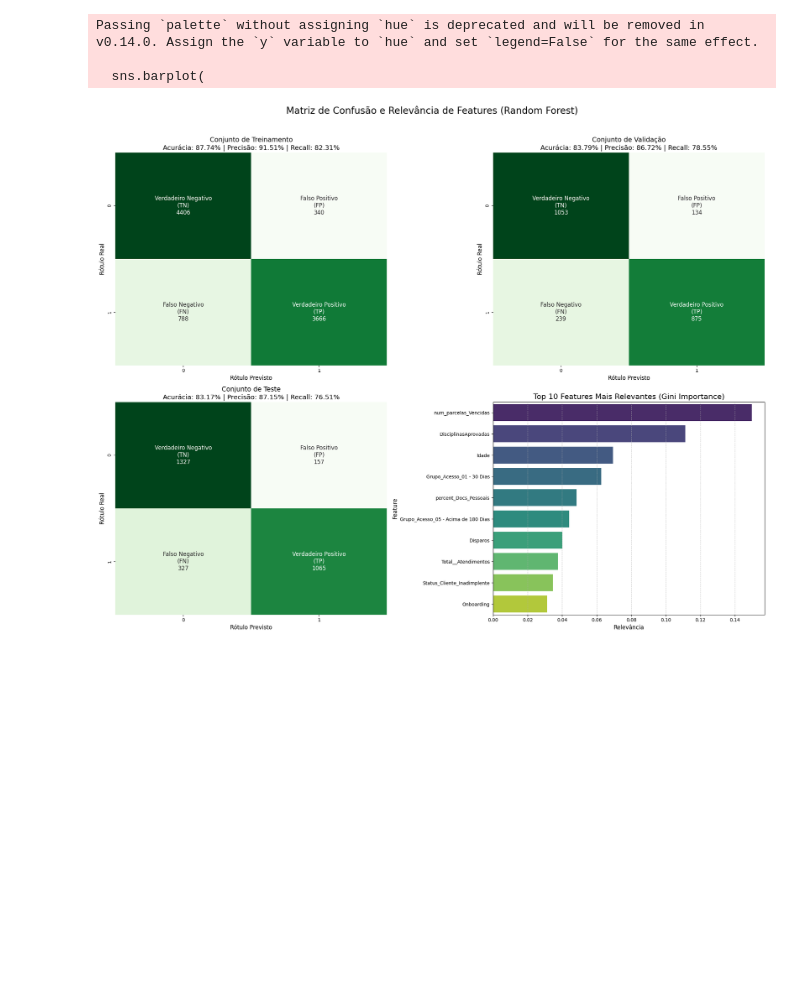
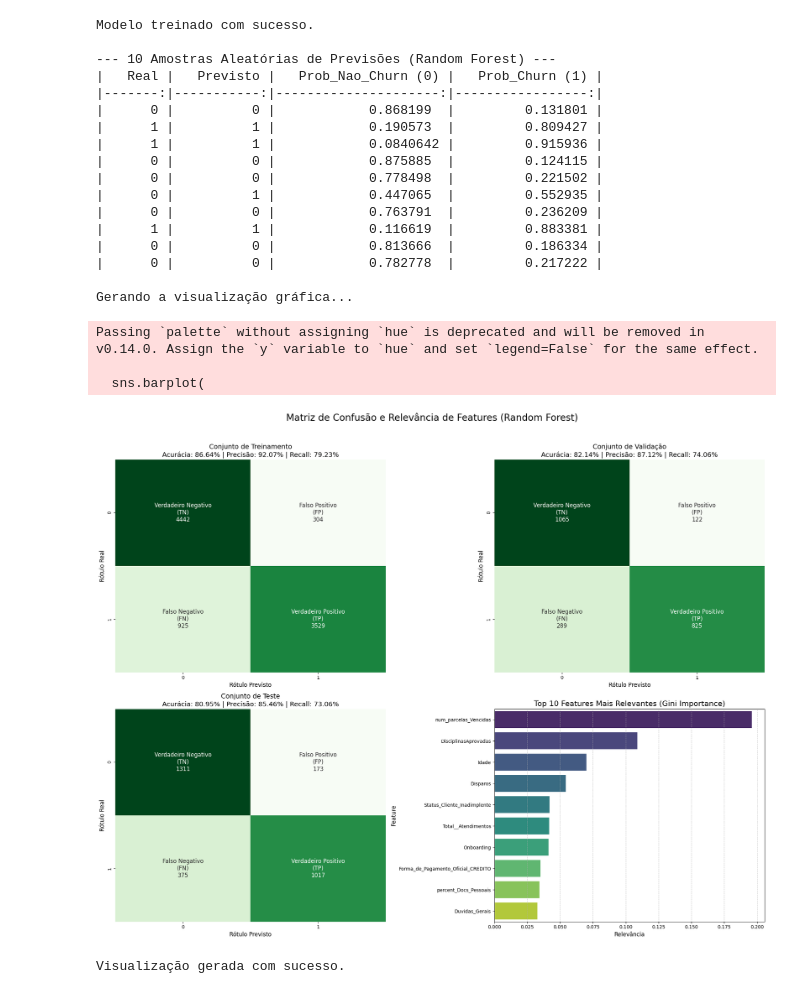
Before and after one commit to Arthur-Marques-IA/FMF_Churn-PAD, a Jupyter notebook: models/models.ipynb, the cells around one changed output. Saved outputs shown, nothing was run; the diff lists cells and outputs as text; code cells hidden in the pictures; blank space fills up the shorter version.

```diff
--- a/models/models.ipynb
+++ b/models/models.ipynb
@@ -217,18 +323,31 @@ plt.show()
 # %%
-# --- Dimensionamento de Features (Feature Scaling) ---
-scaler = StandardScaler()
-X_train_scaled = scaler.fit_transform(X_train)
-X_val_scaled = scaler.transform(X_val)
-X_test_scaled = scaler.transform(X_test)
-
 # --- Treinamento do Modelo (Random Forest) ---
 rf_model = RandomForestClassifier(n_estimators=100, random_state=42, n_jobs=-1, max_depth=10)
-rf_model.fit(X_train_scaled, y_train)
+rf_model.fit(X_train, y_train)
+print("Modelo treinado com sucesso.")
 
-# --- Previsões ---
-y_train_pred = rf_model.predict(X_train_scaled)
-y_val_pred = rf_model.predict(X_val_scaled)
-y_test_pred = rf_model.predict(X_test_scaled)
+# --- Previsões e Probabilidades ---
+y_train_pred = rf_model.predict(X_train)
+y_val_pred = rf_model.predict(X_val)
+y_test_pred = rf_model.predict(X_test)
+
+# Gera as probabilidades para o conjunto de teste
+y_test_prob = rf_model.predict_proba(X_test)
+
+
+# --- Tabela de Probabilidades (Amostra Aleatória) ---
+rf_predictions_df = pd.DataFrame({
+    'Real': y_test.values,
+    'Previsto': y_test_pred,
+    'Prob_Nao_Churn (0)': y_test_prob[:, 0],
+    'Prob_Churn (1)': y_test_prob[:, 1]
+}, index=y_test.index)
+
+# Seleciona e exibe 10 amostras aleatórias do DataFrame de previsões.
+print("\n--- 10 Amostras Aleatórias de Previsões (Random Forest) ---")
+random_10_rf_samples_df = rf_predictions_df.sample(10, random_state=42)
+print(random_10_rf_samples_df.to_markdown(index=False))
+
 
 # --- Função de Plotagem para uma Única Matriz ---
 def plot_single_confusion_matrix(ax, y_true, y_pred, title):
@@ -260,46 +379,66 @@ def plot_single_confusion_matrix(ax, y_true, y_pred, title):
     ax.set_xlabel('Rótulo Previsto', fontsize=12)
 
 # --- Criar a Imagem Consolidada ---
+print("\nGerando a visualização gráfica...")
 fig, axes = plt.subplots(2, 2, figsize=(20, 16))
 fig.suptitle('Matriz de Confusão e Relevância de Features (Random Forest)', fontsize=20, y=0.98)
 axes = axes.ravel()
 
 # Plotar cada matriz de confusão
+# Assume-se que y_train, y_val, e y_test já existem.
 plot_single_confusion_matrix(axes[0], y_train, y_train_pred, 'Conjunto de Treinamento')
 plot_single_confusion_matrix(axes[1], y_val, y_val_pred, 'Conjunto de Validação')
 plot_single_confusion_matrix(axes[2], y_test, y_test_pred, 'Conjunto de Teste')
 
 # --- Plotar a Relevância das Features (Feature Importance) ---
 ax_importance = axes[3]
 importances = rf_model.feature_importances_
 feature_names = X_train.columns if isinstance(X_train, pd.DataFrame) else [f'Feature {i}' for i in range(X_train.shape[1])]
 feature_importance_df = pd.DataFrame({
     'Feature': feature_names,
     'Importance': importances
 }).sort_values(by='Importance', ascending=False)
 
-# --- MODIFICAÇÃO AQUI ---
 # Criar o gráfico de barras com as 10 features mais importantes
 sns.barplot(
     x='Importance',
     y='Feature',
     data=feature_importance_df.head(10), # Seleciona apenas as 10 primeiras linhas
     ax=ax_importance,
     palette='viridis'
 )
 
 # Ajustar o título para refletir a mudança
 ax_importance.set_title('Top 10 Features Mais Relevantes (Gini Importance)', fontsize=16)
 ax_importance.set_xlabel('Relevância', fontsize=12)
 ax_importance.set_ylabel('Feature', fontsize=12)
 ax_importance.grid(axis='x', linestyle='--', alpha=0.7)
 
 # Ajustar o layout e exibir o gráfico
 plt.tight_layout(rect=[0, 0, 1, 0.96])
 plt.show()
+print("\nVisualização gerada com sucesso.")
 # %% [output]
-Passing `palette` without assigning `hue` is deprecated and will be removed in v0.14.0. Assign the `y` variable to `hue` and set `legend=False` for the same effect.
+Modelo treinado com sucesso.
 
-  sns.barplot(
+--- 10 Amostras Aleatórias de Previsões (Random Forest) ---
+|   Real |   Previsto |   Prob_Nao_Churn (0) |   Prob_Churn (1) |
+|-------:|-----------:|---------------------:|-----------------:|
+|      0 |          0 |            0.868199  |         0.131801 |
+|      1 |          1 |            0.190573  |         0.809427 |
+|      1 |          1 |            0.0840642 |         0.915936 |
+|      0 |          0 |            0.875885  |         0.124115 |
+|      0 |          0 |            0.778498  |         0.221502 |
+|      0 |          1 |            0.447065  |         0.552935 |
+|      0 |          0 |            0.763791  |         0.236209 |
+|      1 |          1 |            0.116619  |         0.883381 |
+|      0 |          0 |            0.813666  |         0.186334 |
+|      0 |          0 |            0.782778  |         0.217222 |
+
+Gerando a visualização gráfica...
+Passing `palette` without assigning `hue` is deprecated and will be removed in v0.14.0. Assign the `y` variable to `hue` and set `legend=False` for the same effect.
+
+  sns.barplot(
-[figure, old version]
+[figure, new version]
+Visualização gerada com sucesso.
 # %%
```
Also changed, not shown: parts of 20 cells of this notebook, 2 other files.
